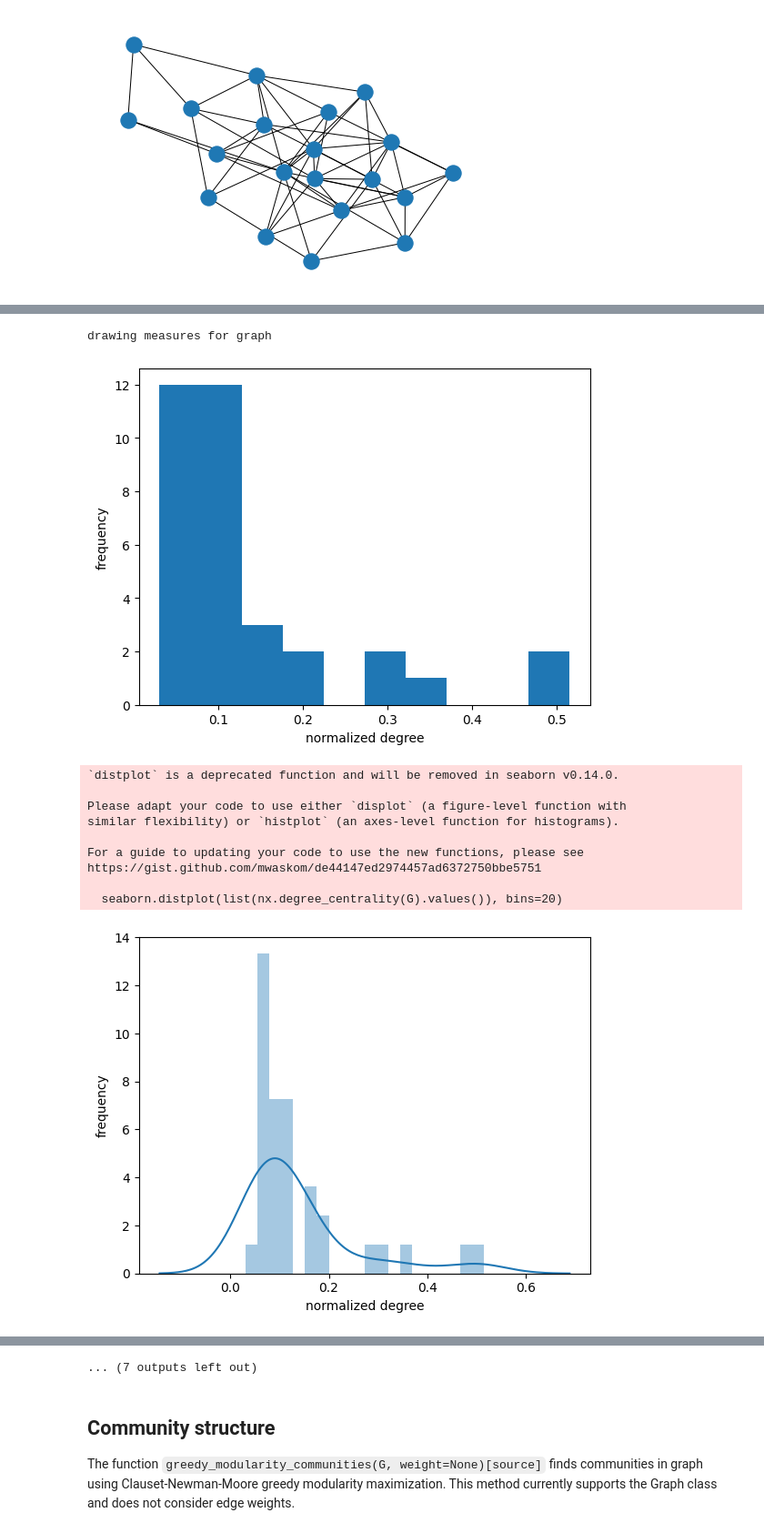
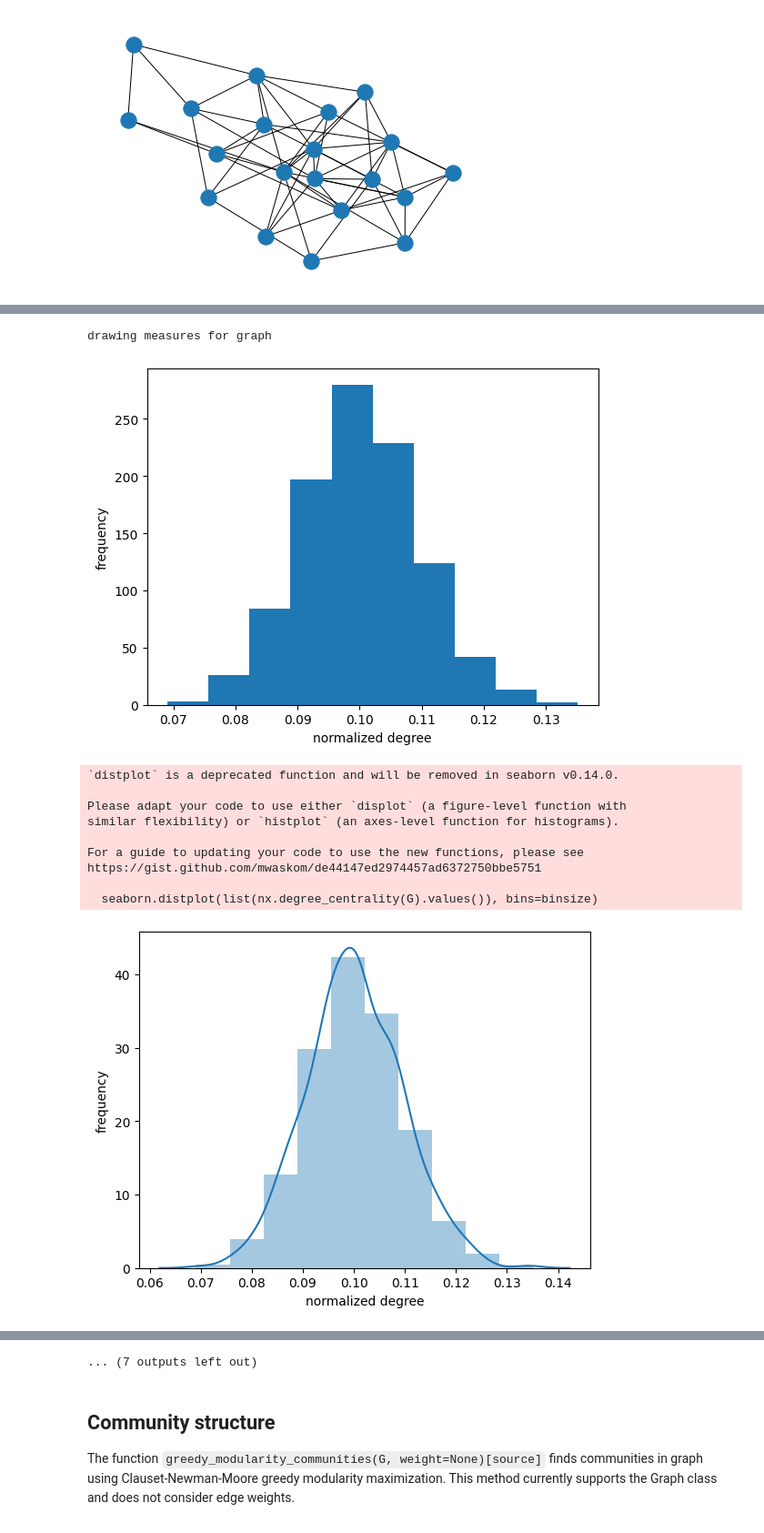
Before and after one commit to Big-data-course-CRI/materials_big_data_cri_2024_2025, a Jupyter notebook: day 1 networks and hypergraphs/day1_network_science_intro_networkx.ipynb, the cells around one changed output, grey strips where cells are left out. Shown at 91% size. Saved outputs shown, nothing was run; the diff lists cells and outputs as text; code cells hidden in the pictures.

```diff
--- a/day 1 networks and hypergraphs/day1_network_science_intro_networkx.ipynb
+++ b/day 1 networks and hypergraphs/day1_network_science_intro_networkx.ipynb
@@ -264,8 +369,9 @@ import numpy as np
 import seaborn
 
 
-def measures_for_network(G):
+def measures_for_network(G, binsize):
     # -*- coding: utf-8 -*-
+    #binsize =10
 
     print('drawing measures for graph')
     plt.hist(list(nx.degree_centrality(G).values()))
@@ -273,20 +379,20 @@ def measures_for_network(G):
     plt.ylabel('frequency')
     plt.show()
 
-    seaborn.distplot(list(nx.degree_centrality(G).values()), bins=20)
+    seaborn.distplot(list(nx.degree_centrality(G).values()), bins=binsize)
     plt.xlabel('normalized degree') #np.max(nx.degree_centrality(G_roads).values())*
     plt.ylabel('frequency')
     plt.show()
 
 
-    seaborn.distplot(list(nx.betweenness_centrality(G).values()), bins=20)#plt.hist(list(nx.betweenness_centrality(G).values()))
+    seaborn.distplot(list(nx.betweenness_centrality(G).values()), bins=binsize)#plt.hist(list(nx.betweenness_centrality(G).values()))
     plt.xlabel('betweenness')
     plt.ylabel('frequency')
     plt.show()
 
 
 
-    seaborn.distplot(list(nx.clustering(G).values()), bins=20)
+    seaborn.distplot(list(nx.clustering(G).values()), bins=binsize)
     plt.xlabel('clustering')
     plt.ylabel('frequency')
     plt.show()
@@ -327,20 +436,31 @@ Which plots should be redone and how?
 # %%
 import networkx as nx
 import matplotlib.pyplot as plt
 %matplotlib inline
 from networkx.algorithms.community import greedy_modularity_communities
 
-G = nx.karate_club_graph()
 
+G = nx.erdos_renyi_graph(1000, 0.1)
+binsize = 10
+measures_for_network(G, binsize)
+
+# generate some other network to compare your results with it
+Gk = nx.karate_club_graph()
+binsize = 3
+measures_for_network(Gk, binsize)
+
+
+# generate some other network to compare your results with it
 n = 10
 Gc = nx.complete_graph(n)
 
-measures_for_network(G)
+#measures_for_network(G)
 
-measures_for_network(Gc)
+# uncomment it when you want to look at degree distributions for other networks
+#measures_for_network(Gc)
 # %% [output]
 drawing measures for graph
-[figure, old version]
+[figure, new version]
 `distplot` is a deprecated function and will be removed in seaborn v0.14.0.
 
 Please adapt your code to use either `displot` (a figure-level function with
@@ -349,8 +469,8 @@ similar flexibility) or `histplot` (an axes-level function for histograms).
 For a guide to updating your code to use the new functions, please see
 https://gist.github.com/mwaskom/de44147ed2974457ad6372750bbe5751
 
-  seaborn.distplot(list(nx.degree_centrality(G).values()), bins=20)
+  seaborn.distplot(list(nx.degree_centrality(G).values()), bins=binsize)
-[figure, old version]
+[figure, new version]
 `distplot` is a deprecated function and will be removed in seaborn v0.14.0.
 
 Please adapt your code to use either `displot` (a figure-level function with
```
Also changed, not shown: parts of 14 cells of this notebook.
